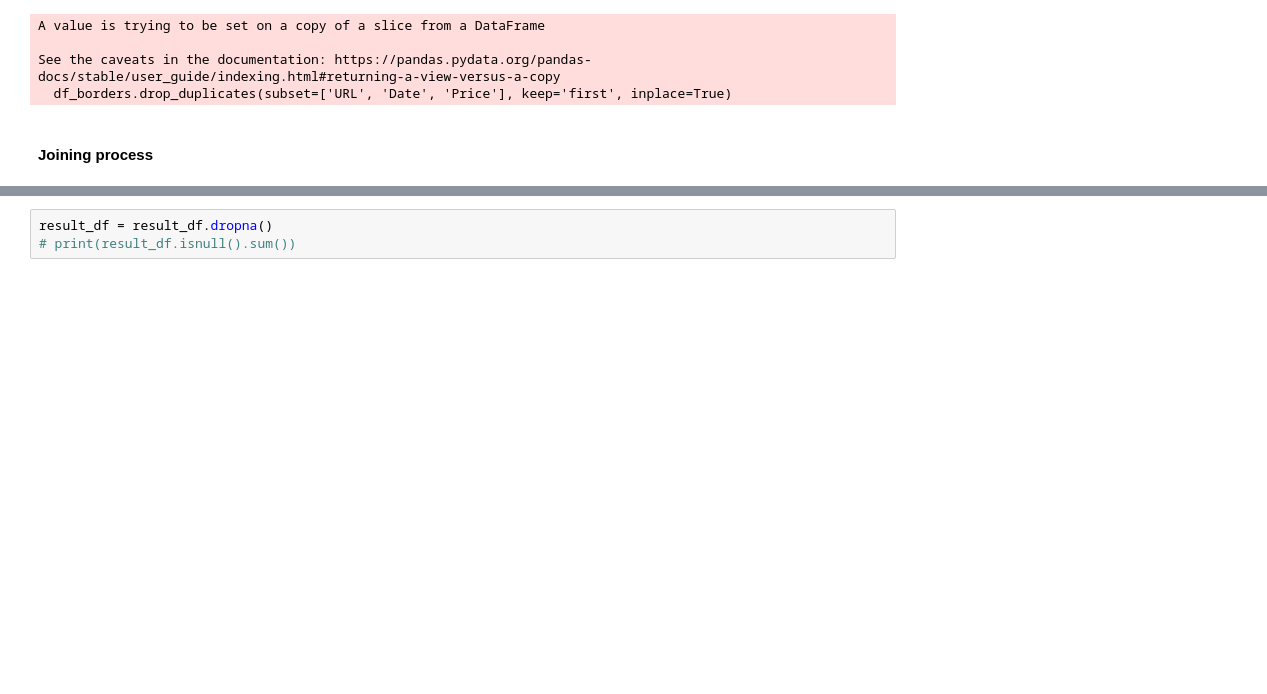
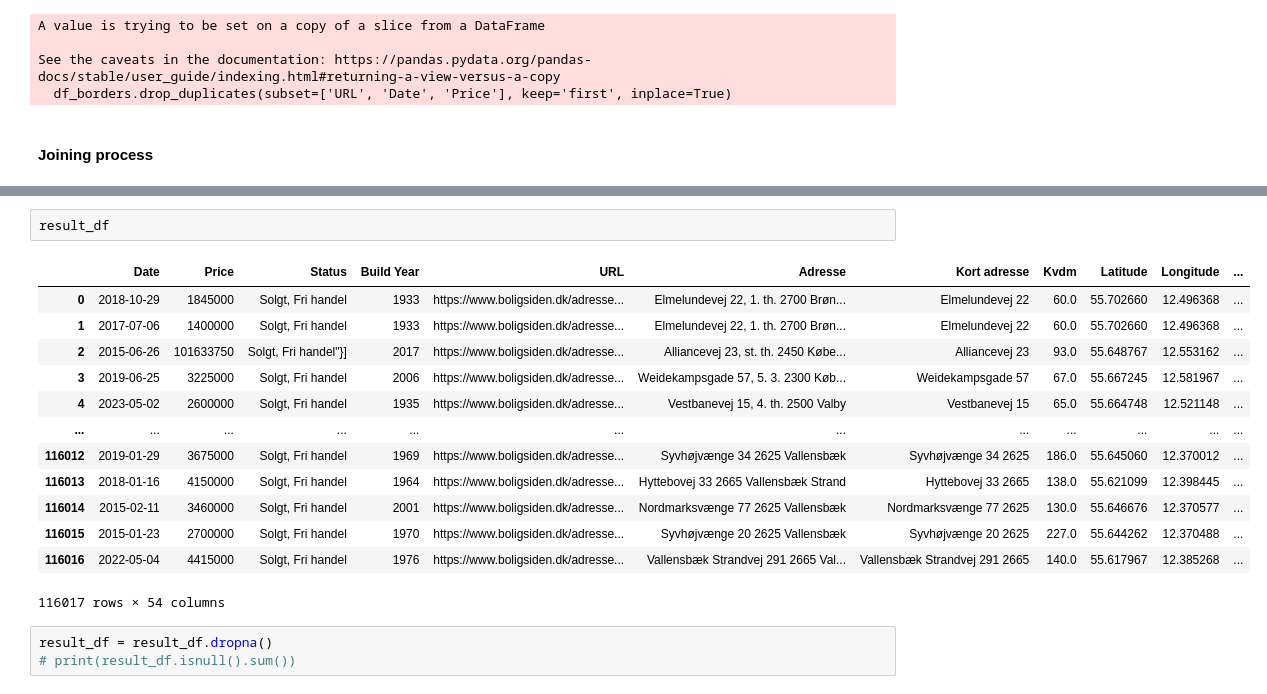
Before and after one commit to qmh341/BA-Project, a Jupyter notebook: Databehandling/Databehandling-Ny.ipynb, the cells around one changed output, grey strips where cells are left out. Cells and saved outputs as stored; diff of their text form; blank space fills up the shorter version.

```diff
--- a/Databehandling/Databehandling-Ny.ipynb
+++ b/Databehandling/Databehandling-Ny.ipynb
@@ -313,6 +319,22 @@ Try using .loc[row_indexer,col_indexer] = value instead
 
 See the caveats in the documentation: https://pandas.pydata.org/pandas-docs/stable/user_guide/indexing.html#returning-a-view-versus-a-copy
   df_borders['Date'] = pd.to_datetime(df_borders['Date'], errors='coerce')
+# %%
+result_df
+# %% [output]
+|  | Date | Price | Status | Build Year | URL | Adresse | Kort adresse | Kvdm | Latitude | Longitude | ... |
+| 0 | 2018-10-29 | 1845000 | Solgt, Fri handel | 1933 | https://www.boligsiden.dk/adresse... | Elmelundevej 22, 1. th. 2700 Brøn... | Elmelundevej 22 | 60.0 | 55.702660 | 12.496368 | ... |
+| 1 | 2017-07-06 | 1400000 | Solgt, Fri handel | 1933 | https://www.boligsiden.dk/adresse... | Elmelundevej 22, 1. th. 2700 Brøn... | Elmelundevej 22 | 60.0 | 55.702660 | 12.496368 | ... |
+| 2 | 2015-06-26 | 101633750 | Solgt, Fri handel"}] | 2017 | https://www.boligsiden.dk/adresse... | Alliancevej 23, st. th. 2450 Købe... | Alliancevej 23 | 93.0 | 55.648767 | 12.553162 | ... |
+| 3 | 2019-06-25 | 3225000 | Solgt, Fri handel | 2006 | https://www.boligsiden.dk/adresse... | Weidekampsgade 57, 5. 3. 2300 Køb... | Weidekampsgade 57 | 67.0 | 55.667245 | 12.581967 | ... |
+| 4 | 2023-05-02 | 2600000 | Solgt, Fri handel | 1935 | https://www.boligsiden.dk/adresse... | Vestbanevej 15, 4. th. 2500 Valby | Vestbanevej 15 | 65.0 | 55.664748 | 12.521148 | ... |
+| ... | ... | ... | ... | ... | ... | ... | ... | ... | ... | ... | ... |
+| 116012 | 2019-01-29 | 3675000 | Solgt, Fri handel | 1969 | https://www.boligsiden.dk/adresse... | Syvhøjvænge 34 2625 Vallensbæk | Syvhøjvænge 34 2625 | 186.0 | 55.645060 | 12.370012 | ... |
+| 116013 | 2018-01-16 | 4150000 | Solgt, Fri handel | 1964 | https://www.boligsiden.dk/adresse... | Hyttebovej 33 2665 Vallensbæk Strand | Hyttebovej 33 2665 | 138.0 | 55.621099 | 12.398445 | ... |
+| 116014 | 2015-02-11 | 3460000 | Solgt, Fri handel | 2001 | https://www.boligsiden.dk/adresse... | Nordmarksvænge 77 2625 Vallensbæk | Nordmarksvænge 77 2625 | 130.0 | 55.646676 | 12.370577 | ... |
+| 116015 | 2015-01-23 | 2700000 | Solgt, Fri handel | 1970 | https://www.boligsiden.dk/adresse... | Syvhøjvænge 20 2625 Vallensbæk | Syvhøjvænge 20 2625 | 227.0 | 55.644262 | 12.370488 | ... |
+| 116016 | 2022-05-04 | 4415000 | Solgt, Fri handel | 1976 | https://www.boligsiden.dk/adresse... | Vallensbæk Strandvej 291 2665 Val... | Vallensbæk Strandvej 291 2665 | 140.0 | 55.617967 | 12.385268 | ... |
+116017 rows × 54 columns
 # %%
 result_df = result_df.dropna()
 # print(result_df.isnull().sum())
```
Also changed, not shown: parts of 6 cells of this notebook, 2 other files.
